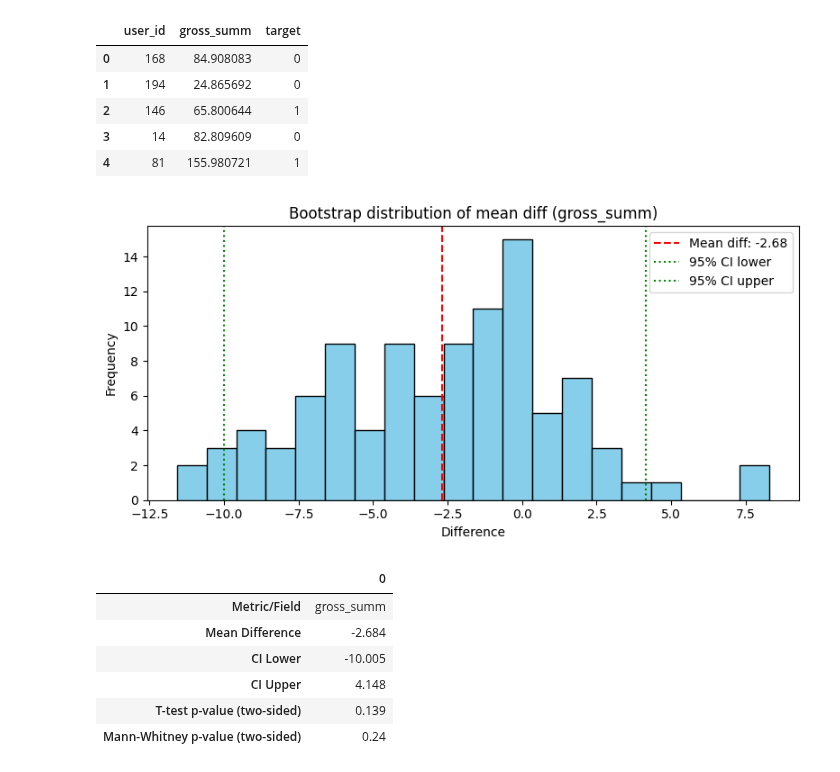
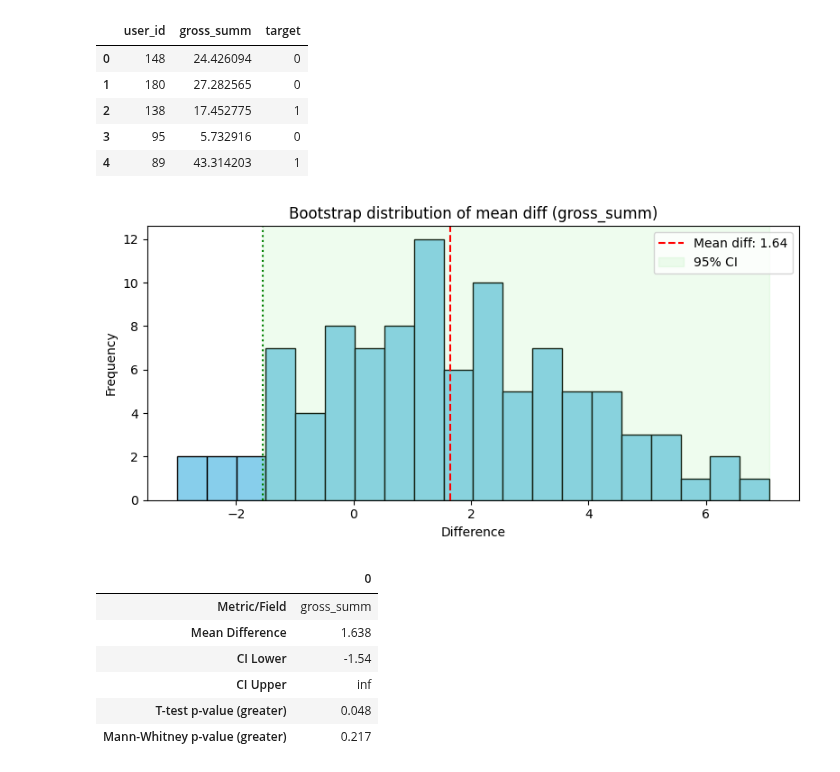
Before and after one commit to Familenko/DS-Lifehacks, a Jupyter notebook: bootstrap.ipynb, the cells around one changed output. Cells and saved outputs as stored; diff of their text form; code cells hidden in the pictures.

```diff
--- a/bootstrap.ipynb
+++ b/bootstrap.ipynb
@@ -17,7 +17,7 @@ def evaluate_groups(
     alternative="two-sided"
 ):
     """
-    Оцінює різницю між двома групами (treatment vs control) за допомогою бутстрепу
+    Оцінює різницю між двома групами (target vs control) за допомогою бутстрепу
     та статистичних тестів (t-тест і критерій Манна-Вітні).
 
     Параметри
@@ -28,7 +28,7 @@ def evaluate_groups(
     target_col : str, за замовчуванням 'target'
         Назва стовпця, що визначає групу.
         Очікується, що там є два значення:
-        - 1 для treatment (експериментальної групи),
+        - 1 для target (експериментальної групи),
         - 0 для control (контрольної групи).
 
     value_col : str, за замовчуванням 'gross_summ'
@@ -48,19 +48,23 @@ def evaluate_groups(
     alternative : {'two-sided', 'greater', 'less'}, за замовчуванням 'two-sided'
         Тип статистичного тесту:
         - 'two-sided' → перевіряється, чи відрізняються середні (будь-який напрямок).
-        - 'greater' → перевіряється, чи середнє у групі treatment > control.
-        - 'less' → перевіряється, чи середнє у групі treatment < control.
+        - 'greater' → перевіряється, чи середнє у групі target > control.
+        - 'less' → перевіряється, чи середнє у групі target < control.
 
     Повертає
     --------
     pandas.DataFrame
         Таблиця з результатами оцінки, яка містить:
         - Metric/Field : назва метрики (value_col),
-        - Mean Difference : середня різниця між групами (treatment - control),
+        - Mean Difference : середня різниця між групами (target - control),
         - CI Lower : нижня межа 95% бутстрепного довірчого інтервалу,
         - CI Upper : верхня межа 95% бутстрепного довірчого інтервалу,
         - T-test p-value (...) : p-value для t-тесту з відповідним `alternative`,
         - Mann-Whitney p-value (...) : p-value для тесту Манна-Вітні з відповідним `alternative`.
+
+    графік (якщо plot=True)
+        - Гістограма розподілу різниць середніх з позначенням середнього та довірчого інтервалу.
+        Якщо нуль поза межами довірчого інтервалу → можна вважати, що різниця статистично значуща.
 
     Зауваження
     ----------
@@ -89,8 +93,15 @@ def evaluate_groups(
         diffs.append(diff)
 
     mean_diff = np.mean(diffs)
-    ci_lower = np.percentile(diffs, 2.5)
-    ci_upper = np.percentile(diffs, 97.5)
+
+    if alternative == "two-sided":
+        ci_lower, ci_upper = np.percentile(diffs, [2.5, 97.5])
+    elif alternative == "greater":  # target > control
+        ci_lower = np.percentile(diffs, 5)
+        ci_upper = np.inf
+    else:  # 'less', target < control
+        ci_lower = -np.inf
+        ci_upper = np.percentile(diffs, 95)
 
     # t-test з вибором хвостів
     t_stat, t_p = ttest_ind(tr_values, co_values, alternative=alternative)
@@ -112,8 +123,13 @@ def evaluate_groups(
         plt.figure(figsize=(8, 4))
         plt.hist(diffs, bins=20, color='skyblue', edgecolor='black')
         plt.axvline(mean_diff, color='red', linestyle='--', label=f'Mean diff: {mean_diff:.2f}')
-        plt.axvline(ci_lower, color='green', linestyle=':', label='95% CI lower')
-        plt.axvline(ci_upper, color='green', linestyle=':', label='95% CI upper')
+        plt.axvline(ci_lower, color='green', linestyle=':')
+        plt.axvline(ci_upper, color='green', linestyle=':')
+
+        plt.axvspan(ci_lower if np.isfinite(ci_lower) else min(diffs),
+                    ci_upper if np.isfinite(ci_upper) else max(diffs),
+                    color='lightgreen', alpha=0.15, label='95% CI')
+
         plt.title(f'Bootstrap distribution of mean diff ({value_col})')
         plt.xlabel('Difference')
         plt.ylabel('Frequency')
@@ -123,6 +139,7 @@ def evaluate_groups(
 
     return result
 # %%
+# Класичні класифікаційні дані
 X, y = make_classification(
     n_samples=10000,
     n_features=4,
@@ -132,27 +149,32 @@ X, y = make_classification(
     random_state=42
 )
 
+# Робимо gross_summ з легкою різницею між класами
+gross_summ = X[:, 0]*50 + np.random.normal(0, 15, size=10000)  # більше шуму
+gross_summ += np.where(y==1, 25, 0)  # слабкий ефект для класу 1
+
 df_fake = pd.DataFrame({
     'user_id': np.random.randint(1, 200, size=10000),
-    'gross_summ': np.abs(X[:, 0] * 100 + np.random.normal(0, 10, size=10000)),
+    'gross_summ': np.abs(gross_summ),
     'target': y
 })
+
 df_fake.head()
 # %% [output]
 |  | user_id | gross_summ | target |
-| 0 | 168 | 84.908083 | 0 |
-| 1 | 194 | 24.865692 | 0 |
-| 2 | 146 | 65.800644 | 1 |
-| 3 | 14 | 82.809609 | 0 |
-| 4 | 81 | 155.980721 | 1 |
+| 0 | 148 | 24.426094 | 0 |
+| 1 | 180 | 27.282565 | 0 |
+| 2 | 138 | 17.452775 | 1 |
+| 3 | 95 | 5.732916 | 0 |
+| 4 | 89 | 43.314203 | 1 |
 # %%
-evaluate_groups(df_fake)
+evaluate_groups(df_fake, alternative="greater")
 # %% [output]
-[figure, old version]
+[figure, new version]
 |  | 0 |
 | Metric/Field | gross_summ |
-| Mean Difference | -2.684 |
-| CI Lower | -10.005 |
-| CI Upper | 4.148 |
-| T-test p-value (two-sided) | 0.139 |
-| Mann-Whitney p-value (two-sided) | 0.24 |
+| Mean Difference | 1.638 |
+| CI Lower | -1.54 |
+| CI Upper | inf |
+| T-test p-value (greater) | 0.048 |
+| Mann-Whitney p-value (greater) | 0.217 |
```
Also changed, not shown: parts of 1 cell of this notebook.
